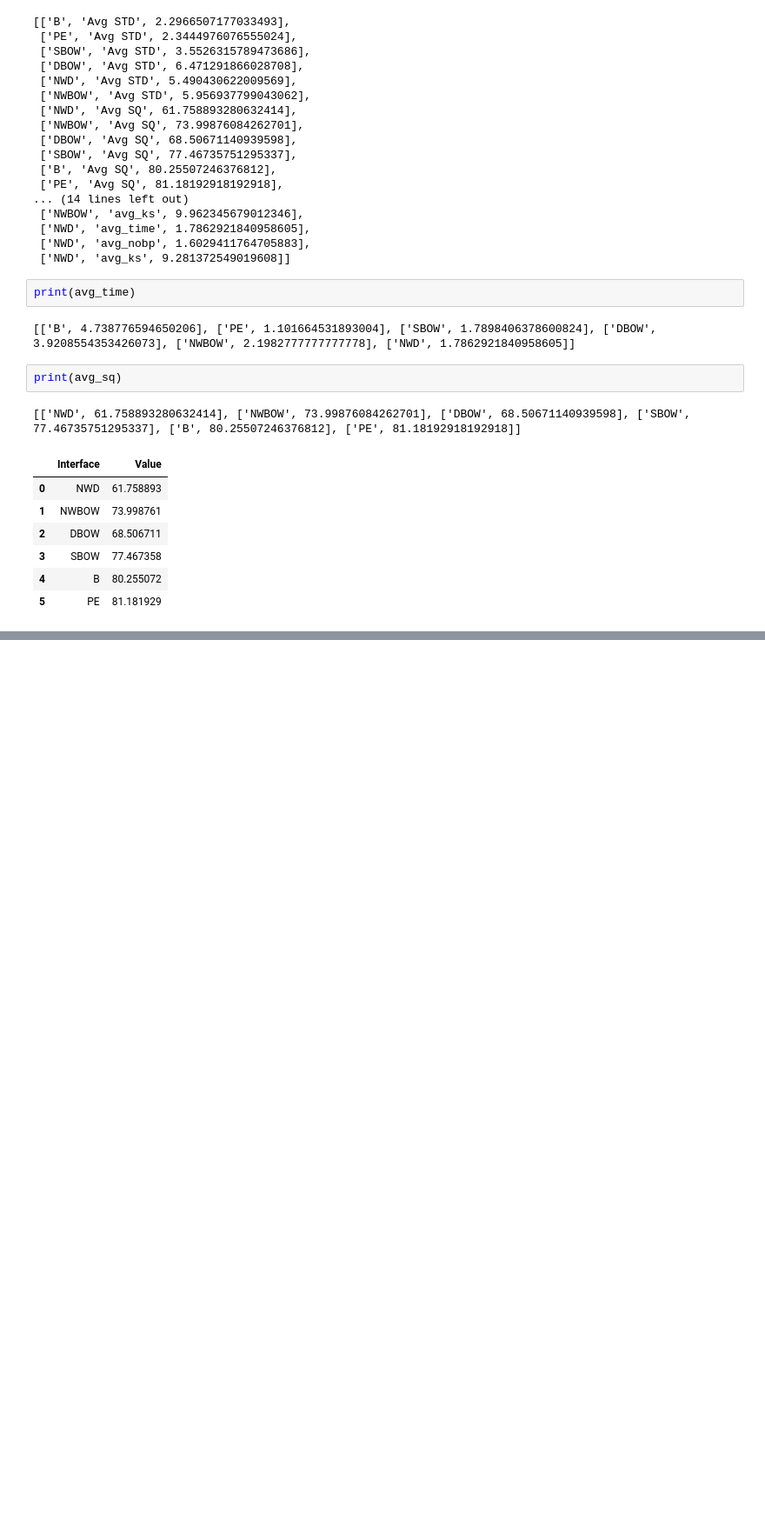
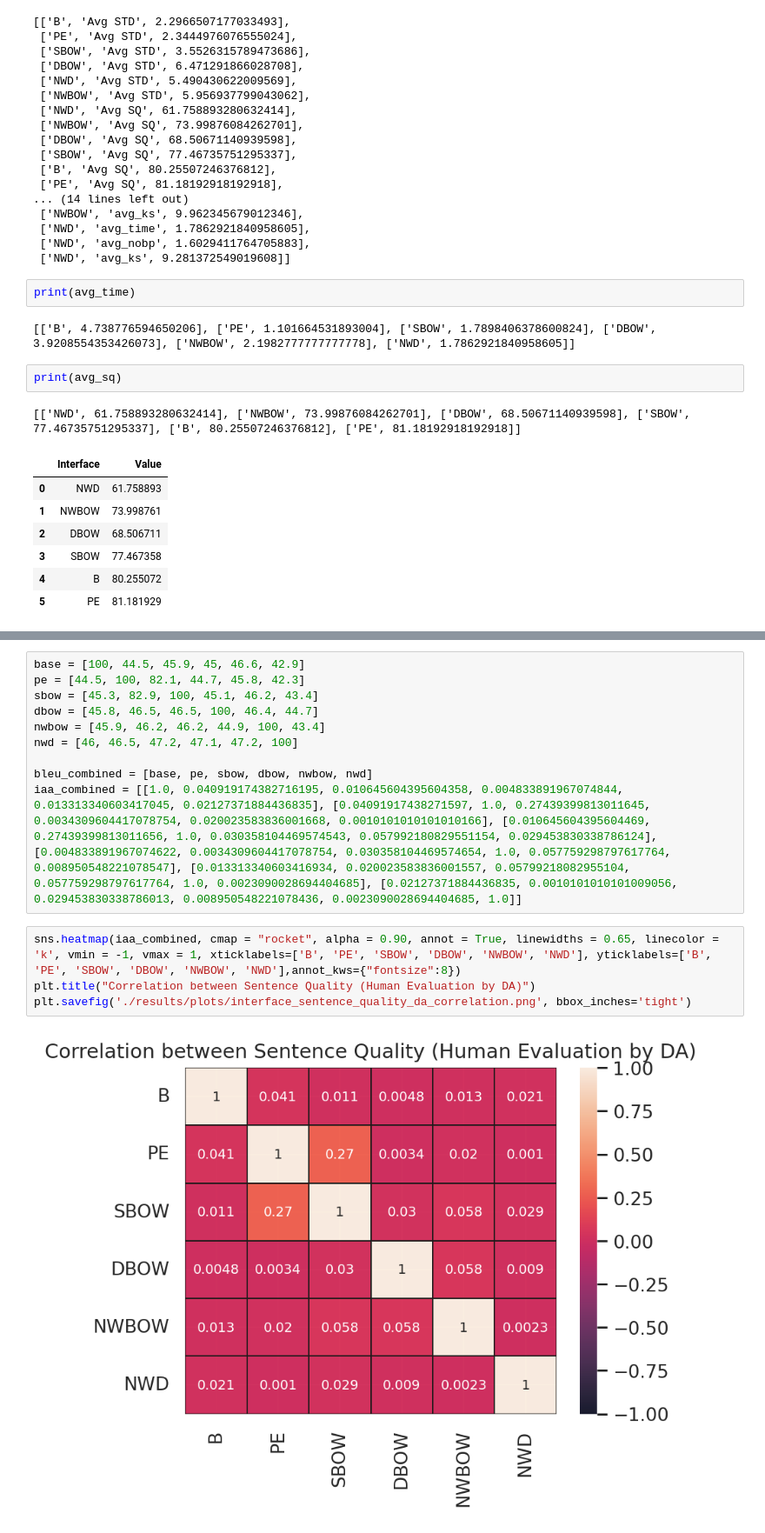
Before and after one commit to microsoft/INMT-lite, a Jupyter notebook: user-study/scripts/visualize.ipynb, the cells around one changed output, grey strips where cells are left out. Shown at 87% size. Saved outputs shown, nothing was run; the diff lists cells and outputs as text; blank space fills up the shorter version.

```diff
--- a/user-study/scripts/visualize.ipynb
+++ b/user-study/scripts/visualize.ipynb
@@ -145,0 +152,16 @@ plt.savefig('./results/plots/keystroke_analysis.png')
+# %%
+base = [100, 44.5, 45.9, 45, 46.6, 42.9]
+pe = [44.5, 100, 82.1, 44.7, 45.8, 42.3]
+sbow = [45.3, 82.9, 100, 45.1, 46.2, 43.4]
+dbow = [45.8, 46.5, 46.5, 100, 46.4, 44.7]
+nwbow = [45.9, 46.2, 46.2, 44.9, 100, 43.4]
+nwd = [46, 46.5, 47.2, 47.1, 47.2, 100]
+
+bleu_combined = [base, pe, sbow, dbow, nwbow, nwd]
+iaa_combined = [[1.0, 0.040919174382716195, 0.010645604395604358, 0.004833891967074844, 0.013313340603417045, 0.02127371884436835], [0.04091917438271597, 1.0, 0.27439399813011645, 0.0034309604417078754, 0.020023583836001668, 0.0010101010101010166], [0.010645604395604469, 0.27439399813011656, 1.0, 0.030358104469574543, 0.057992180829551154, 0.029453830338786124], [0.004833891967074622, 0.0034309604417078754, 0.030358104469574654, 1.0, 0.057759298797617764, 0.008950548221078547], [0.013313340603416934, 0.020023583836001557, 0.05799218082955104, 0.057759298797617764, 1.0, 0.0023090028694404685], [0.02127371884436835, 0.0010101010101009056, 0.029453830338786013, 0.008950548221078436, 0.0023090028694404685, 1.0]]
+# %%
+sns.heatmap(iaa_combined, cmap = "rocket", alpha = 0.90, annot = True, linewidths = 0.65, linecolor = 'k', vmin = -1, vmax = 1, xticklabels=['B', 'PE', 'SBOW', 'DBOW', 'NWBOW', 'NWD'], yticklabels=['B', 'PE', 'SBOW', 'DBOW', 'NWBOW', 'NWD'],annot_kws={"fontsize":8})
+plt.title("Correlation between Sentence Quality (Human Evaluation by DA)")
+plt.savefig('./results/plots/interface_sentence_quality_da_correlation.png', bbox_inches='tight')
+# %% [output]
+[figure, added]
```
Also changed, not shown: parts of 4 cells of this notebook, 5 other files.
